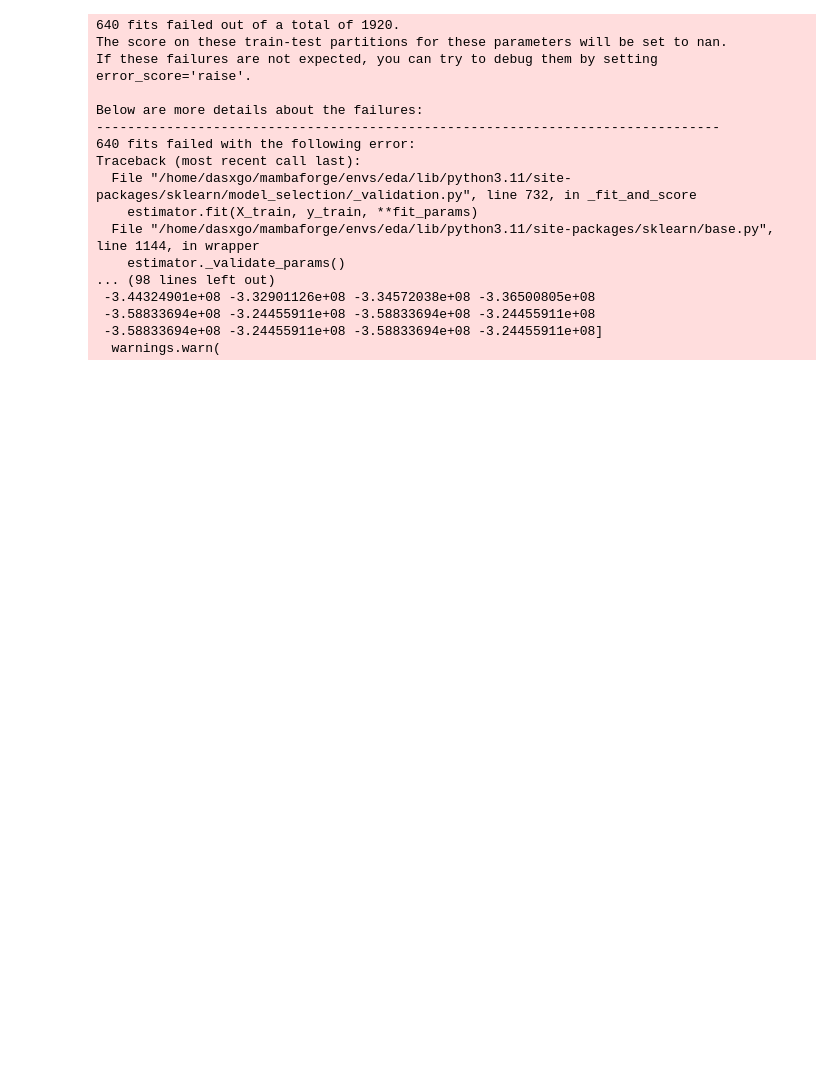
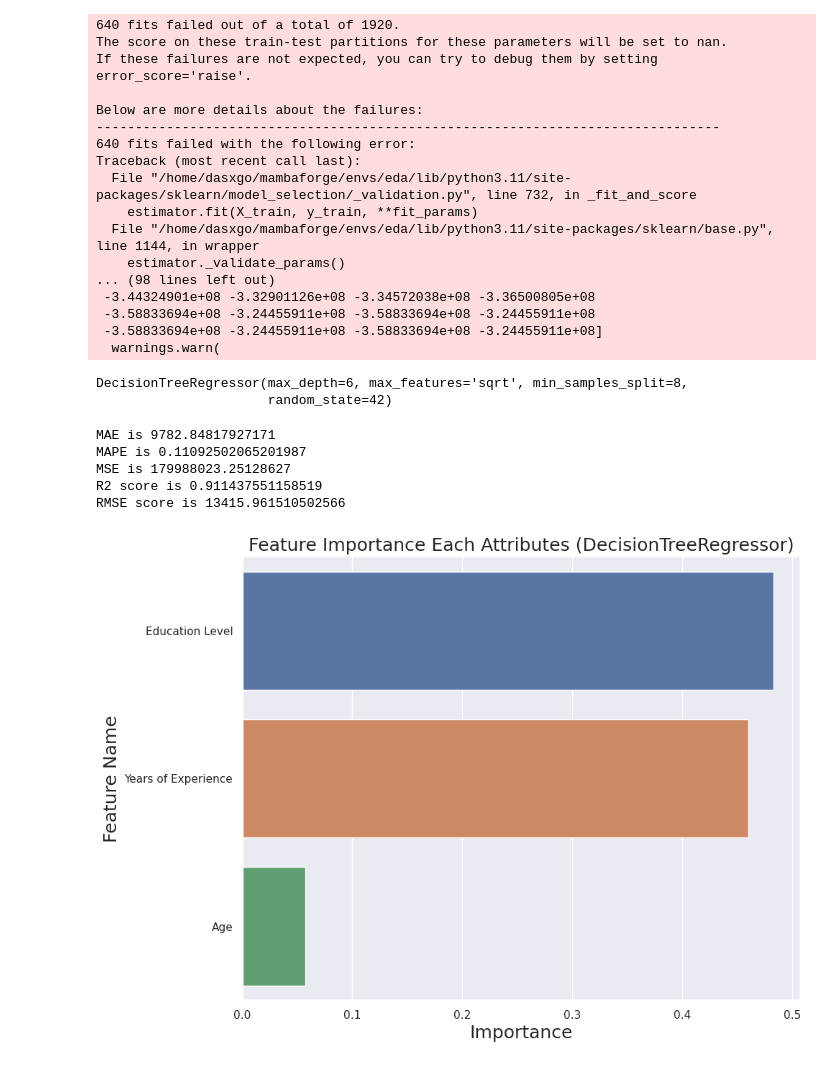
Before and after one commit to dasxgo/analytics-hub, a Jupyter notebook: notebooks/industry-salary.ipynb, the cells around one changed output. Drawn from its saved outputs; the diff is of its cells as text; code cells hidden in the pictures; blank space fills up the shorter version.

Commit message:
update visualization

```diff
--- a/notebooks/industry-salary.ipynb
+++ b/notebooks/industry-salary.ipynb
@@ -351,3 +351,48 @@ Traceback (most recent call last):
  -3.58833694e+08 -3.24455911e+08 -3.58833694e+08 -3.24455911e+08
  -3.58833694e+08 -3.24455911e+08 -3.58833694e+08 -3.24455911e+08]
   warnings.warn(
+# %%
+from sklearn.tree import DecisionTreeRegressor
+dtree = DecisionTreeRegressor(random_state=42, max_depth = 6, max_features = 'sqrt', min_samples_leaf = 1, min_samples_split = 8)
+dtree.fit(X_train, y_train)
+# %% [output]
+DecisionTreeRegressor(max_depth=6, max_features='sqrt', min_samples_split=8,
+                      random_state=42)
+# %%
+from sklearn import metrics
+from sklearn.metrics import mean_absolute_percentage_error
+import math
+y_pred = dtree.predict(X_test)
+mae = metrics.mean_absolute_error(y_test, y_pred)
+mape = mean_absolute_percentage_error(y_test, y_pred)
+mse = metrics.mean_squared_error(y_test, y_pred)
+r2 = metrics.r2_score(y_test, y_pred)
+rmse = math.sqrt(mse)
+
+print('MAE is {}'.format(mae))
+print('MAPE is {}'.format(mape))
+print('MSE is {}'.format(mse))
+print('R2 score is {}'.format(r2))
+print('RMSE score is {}'.format(rmse))
+# %% [output]
+MAE is 9782.84817927171
+MAPE is 0.11092502065201987
+MSE is 179988023.25128627
+R2 score is 0.911437551158519
+RMSE score is 13415.961510502566
+# %%
+imp_df = pd.DataFrame({
+    'Feature Name' : X_train.columns,
+    'Importance' : dtree.feature_importances_
+})
+fi = imp_df.sort_values(by='Importance', ascending=False)
+
+fi2 = fi.head(10)
+plt.figure(figsize=(10,8))
+sns.barplot(data=fi2, x='Importance', y='Feature Name')
+plt.title('Feature Importance Each Attributes (DecisionTreeRegressor)', fontsize=18)
+plt.xlabel('Importance', fontsize=18)
+plt.ylabel('Feature Name', fontsize=18)
+plt.show()
+# %% [output]
+[figure, added]
```
Also changed, not shown: parts of 2 cells of this notebook.
